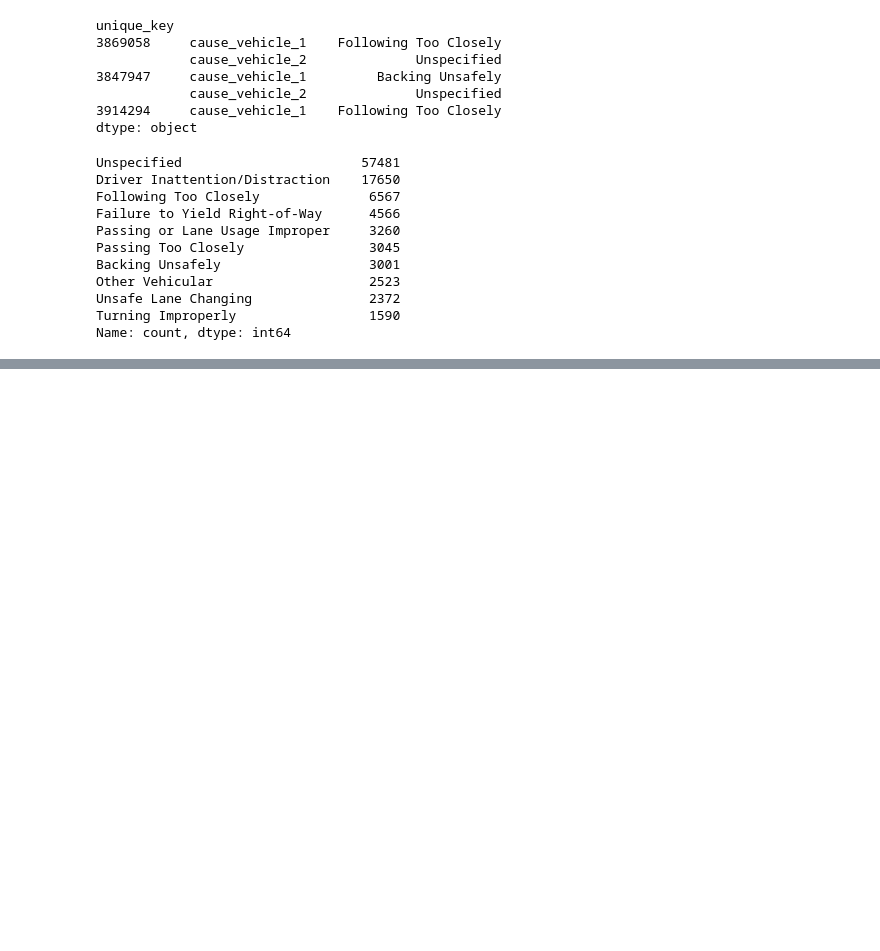
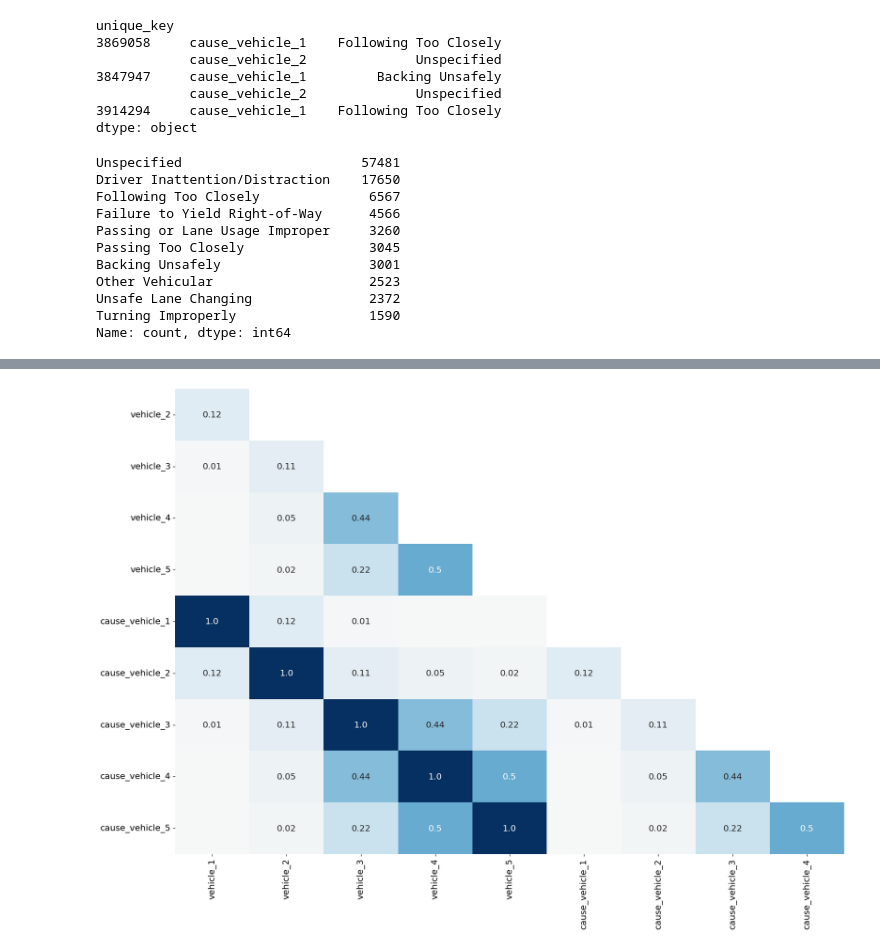
Before and after one commit to TomazFilgueira/Dq_Datascientist, a Jupyter notebook: 04_Data_Cleaning/04_2_Advanced_data_cleaning/4_Working_with_missing_data.ipynb, the cells around one changed output, grey strips where cells are left out. Saved outputs shown, nothing was run; the diff lists cells and outputs as text; code cells hidden in the pictures; blank space fills up the shorter version.

```diff
--- a/04_Data_Cleaning/04_2_Advanced_data_cleaning/4_Working_with_missing_data.ipynb
+++ b/04_Data_Cleaning/04_2_Advanced_data_cleaning/4_Working_with_missing_data.ipynb
@@ -510,0 +558,8 @@ Name: count, dtype: int64
+# %%
+# create a mask for each column
+v_missing_mask = mvc['vehicle_1'].isnull() & mvc['cause_vehicle_1'].notnull()
+c_missing_mask = mvc['cause_vehicle_1'].isnull() & mvc['vehicle_1'].notnull()
+
+# replace the values matching the mask for each column
+mvc['vehicle_1'] =  mvc['vehicle_1'].mask(v_missing_mask, "Unspecified")
+mvc['cause_vehicle_1'] =  mvc['cause_vehicle_1'].mask(c_missing_mask, "Unspecified")
@@ -510,0 +579,33 @@ Name: count, dtype: int64
+# %%
+def summarize_missing(mvc):
+    v_missing_data = []
+
+    for v in range(1,6):
+        v_col = f'vehicle_{v}'
+        c_col = f'cause_vehicle_{v}'
+
+        v_missing = (mvc[v_col].isnull() & mvc[c_col].notnull()).sum()
+        c_missing = (mvc[c_col].isnull() & mvc[v_col].notnull()).sum()
+
+        v_missing_data.append([v, v_missing, c_missing])
+
+    col_labels = ["vehicle_number", "vehicle_missing", "cause_missing"]
+    return pd.DataFrame(v_missing_data, columns=col_labels)
+
+summary_before = summarize_missing(mvc)
+
+for v in range(1,6):
+    v_col = f"vehicle_{v}"
+    c_col = f"cause_vehicle_{v}"
+
+    # create a mask for each column
+    v_missing_mask = mvc[v_col].isnull() & mvc[c_col].notnull()
+    c_missing_mask = mvc[c_col].isnull() & mvc[v_col].notnull()
+
+    # replace the values matching the mask for each column
+    mvc[v_col] =  mvc[v_col].mask(v_missing_mask, "Unspecified")
+    mvc[c_col] =  mvc[c_col].mask(c_missing_mask, "Unspecified")
+
+summary_after = summarize_missing(mvc)
+summary_after
+|
@@ -510,0 +623,5 @@ Name: count, dtype: int64
+# %%
+veh_cols = [c for c in mvc.columns if 'vehicle' in c]
+plot_null_correlations(mvc[veh_cols])
+# %% [output]
+[figure, added]
```
Also changed, not shown: parts of 20 cells of this notebook.
